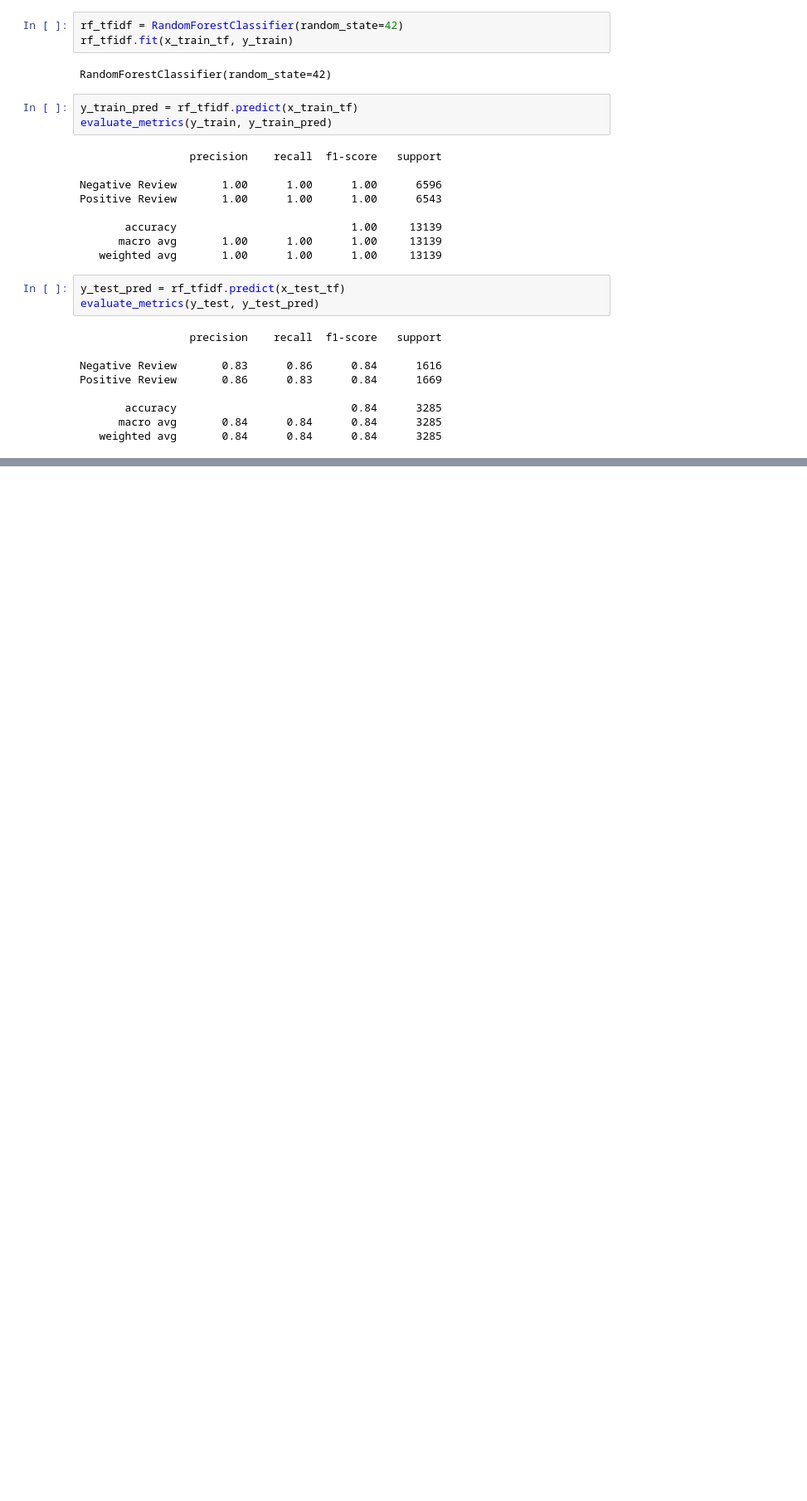
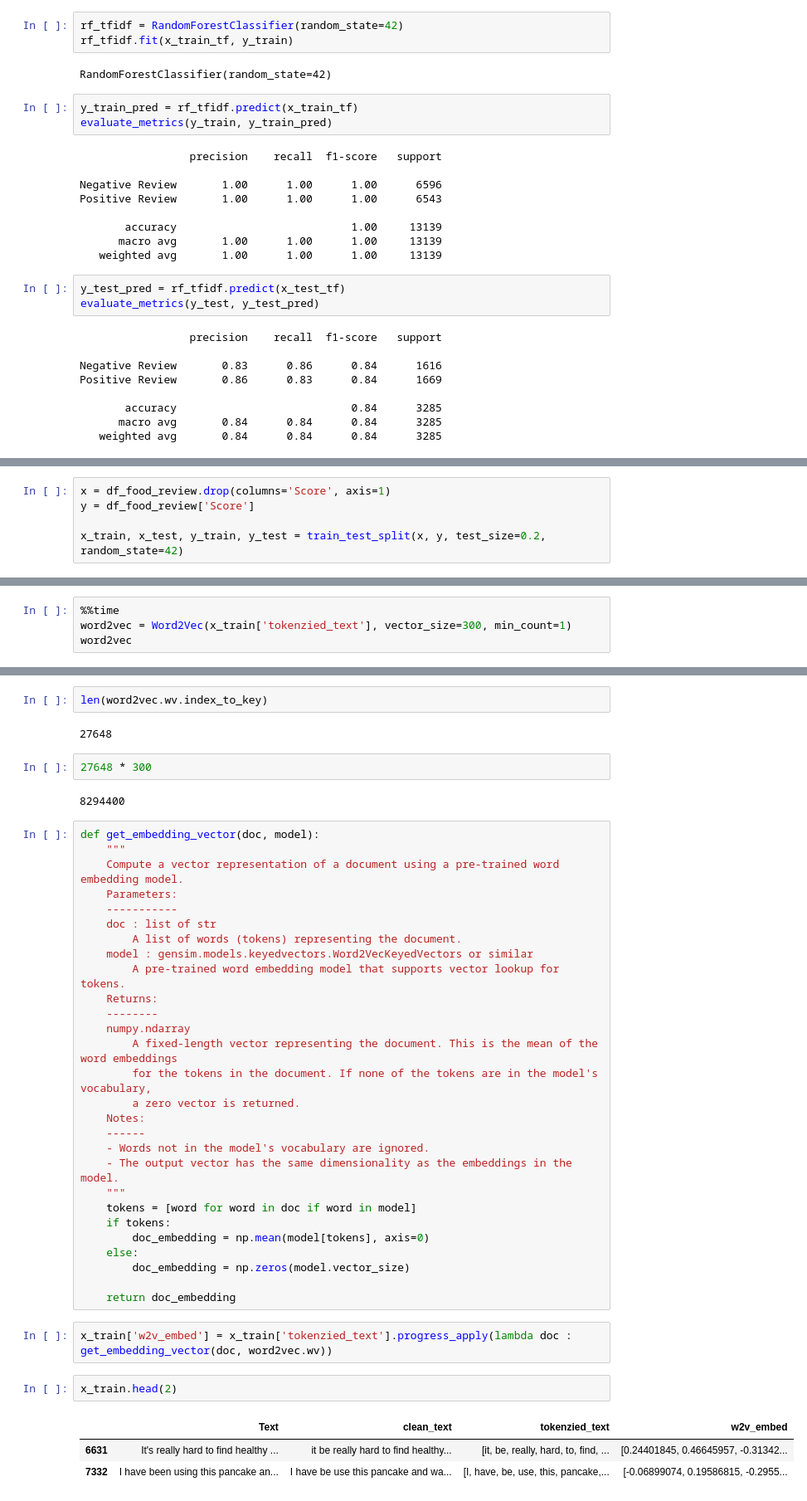
Before and after one commit to ajeetth/Sentiment-Analysis-on-Amazon-Fine-Food-Reviews, a Jupyter notebook: SentimentAnalysis.ipynb, the cells around one changed output, grey strips where cells are left out. Shown at 83% size. Cells and saved outputs as stored; diff of their text form; blank space fills up the shorter version.

```diff
--- a/SentimentAnalysis.ipynb
+++ b/SentimentAnalysis.ipynb
@@ -363,0 +389,5 @@ Positive Review       0.86      0.83      0.84      1669
+# %%
+x = df_food_review.drop(columns='Score', axis=1)
+y = df_food_review['Score']
+
+x_train, x_test, y_train, y_test = train_test_split(x, y, test_size=0.2, random_state=42)
@@ -363,0 +400,4 @@ Positive Review       0.86      0.83      0.84      1669
+# %%
+%%time
+word2vec = Word2Vec(x_train['tokenzied_text'], vector_size=300, min_count=1)
+word2vec
@@ -363,0 +412,44 @@ Positive Review       0.86      0.83      0.84      1669
+# %%
+len(word2vec.wv.index_to_key)
+# %% [output]
+27648
+# %%
+27648 * 300
+# %% [output]
+8294400
+# %%
+def get_embedding_vector(doc, model):
+    """
+    Compute a vector representation of a document using a pre-trained word embedding model.
+    Parameters:
+    -----------
+    doc : list of str
+        A list of words (tokens) representing the document.
+    model : gensim.models.keyedvectors.Word2VecKeyedVectors or similar
+        A pre-trained word embedding model that supports vector lookup for tokens.
+    Returns:
+    --------
+    numpy.ndarray
+        A fixed-length vector representing the document. This is the mean of the word embeddings
+        for the tokens in the document. If none of the tokens are in the model's vocabulary,
+        a zero vector is returned.
+    Notes:
+    ------
+    - Words not in the model's vocabulary are ignored.
+    - The output vector has the same dimensionality as the embeddings in the model.
+    """
+    tokens = [word for word in doc if word in model]
+    if tokens:
+        doc_embedding = np.mean(model[tokens], axis=0)
+    else:
+        doc_embedding = np.zeros(model.vector_size)
+
+    return doc_embedding
+# %%
+x_train['w2v_embed'] = x_train['tokenzied_text'].progress_apply(lambda doc : get_embedding_vector(doc, word2vec.wv))
+# %%
+x_train.head(2)
+# %% [output]
+|  | Text | clean_text | tokenzied_text | w2v_embed |
+| 6631 | It's really hard to find healthy ... | it be really hard to find healthy... | [it, be, really, hard, to, find, ... | [0.24401845, 0.46645957, -0.31342... |
+| 7332 | I have been using this pancake an... | I have be use this pancake and wa... | [I, have, be, use, this, pancake,... | [-0.06899074, 0.19586815, -0.2955... |
```
Also changed, not shown: parts of 30 cells of this notebook.
